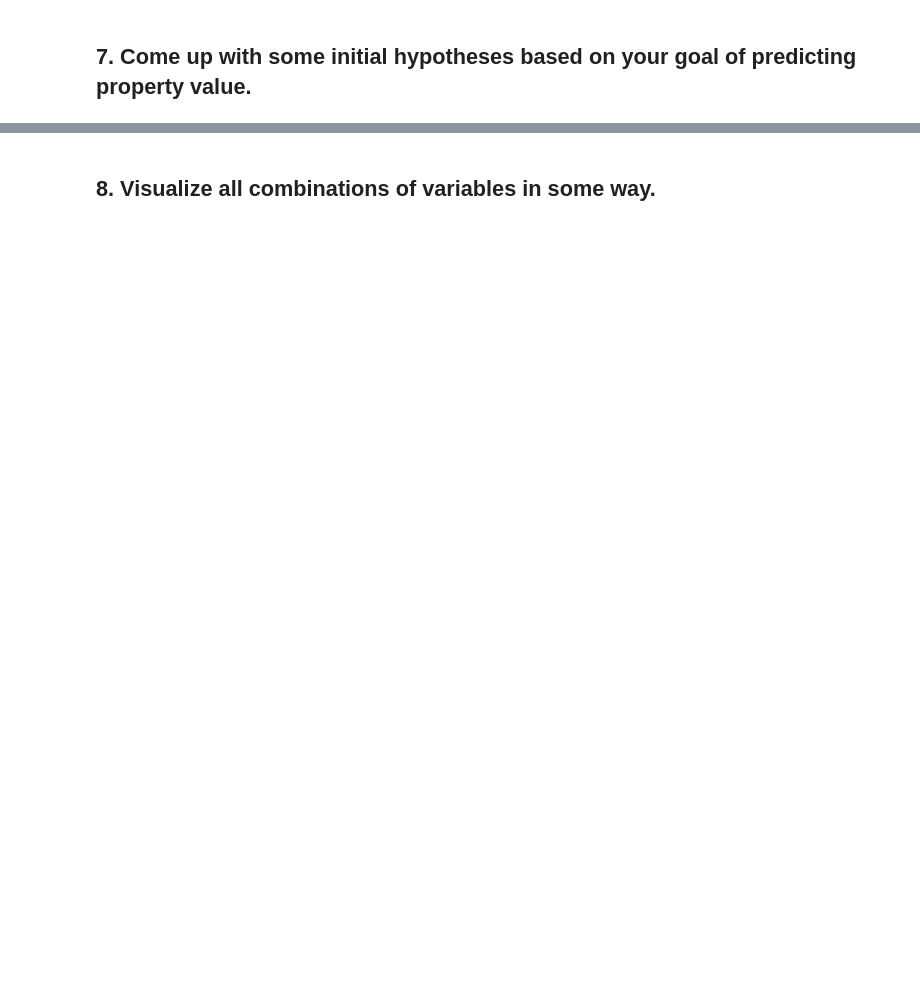
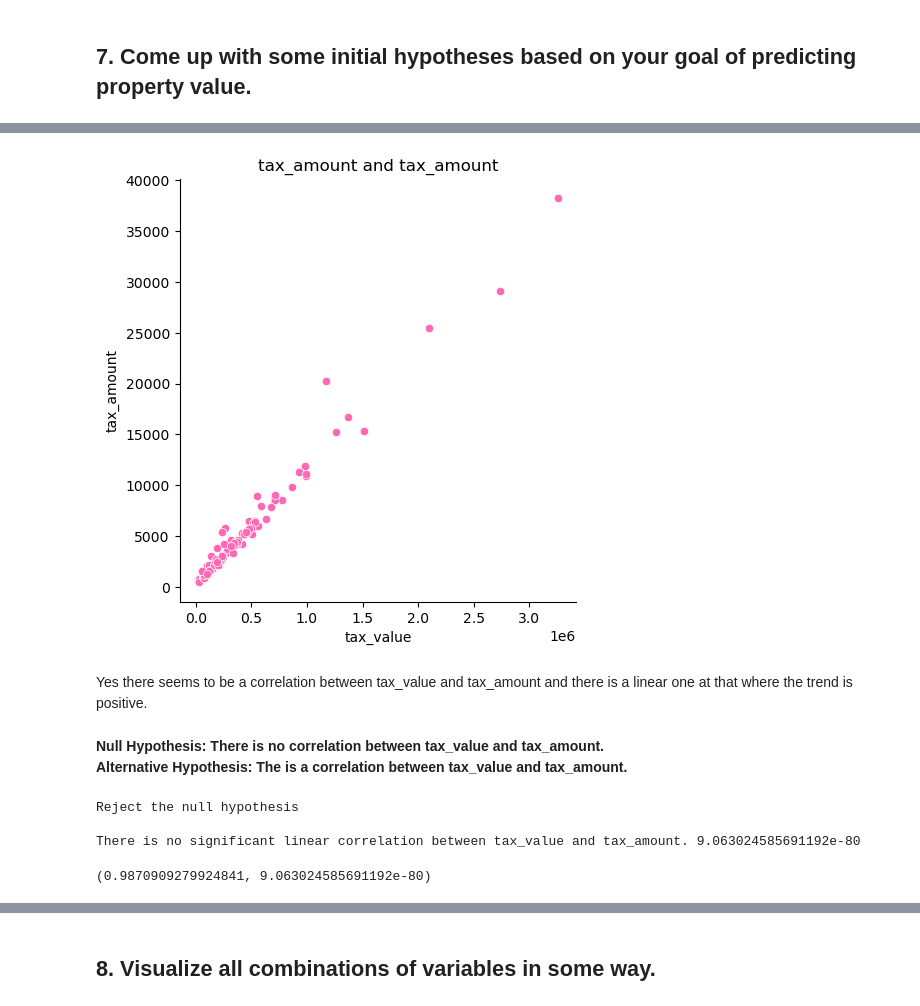
Before and after one commit to Marc-Aradillas/regression-exercises, a Jupyter notebook: explore.ipynb, the cells around one changed output, grey strips where cells are left out. Cells and saved outputs as stored; diff of their text form; code cells hidden in the pictures; blank space fills up the shorter version.

```diff
--- a/explore.ipynb
+++ b/explore.ipynb
@@ -167,0 +204,10 @@ plot_categorical_and_continuous_vars(train, 'area', 'bedrooms')
+# %%
+sns.relplot(data = train, x='tax_value', y='tax_amount', color='hotpink').set(title='tax_amount and tax_amount')
+plt.show()
+# %% [output]
+[figure, added]
+# %% [markdown]
+Yes there seems to be a correlation between tax_value and tax_amount and there is a linear one at that where the trend is positive.
+# %% [markdown]
+**Null Hypothesis: There is no correlation between tax_value and tax_amount.**
+**Alternative Hypothesis: The is a correlation between tax_value and tax_amount.**
@@ -167,0 +252,7 @@ plot_categorical_and_continuous_vars(train, 'area', 'bedrooms')
+# %%
+pearsonr(train.tax_value, train.tax_amount)
+# %% [output]
+Reject the null hypothesis
+
+There is no significant linear correlation between tax_value and tax_amount. 9.063024585691192e-80
+(0.9870909279924841, 9.063024585691192e-80)
```
Also changed, not shown: parts of 50 cells of this notebook, 5 other files.
